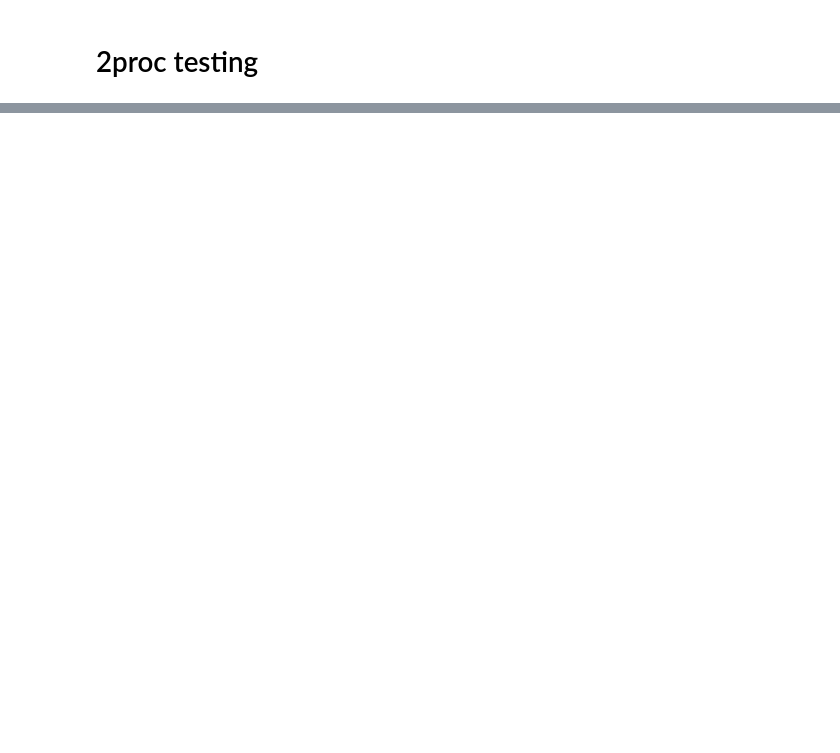
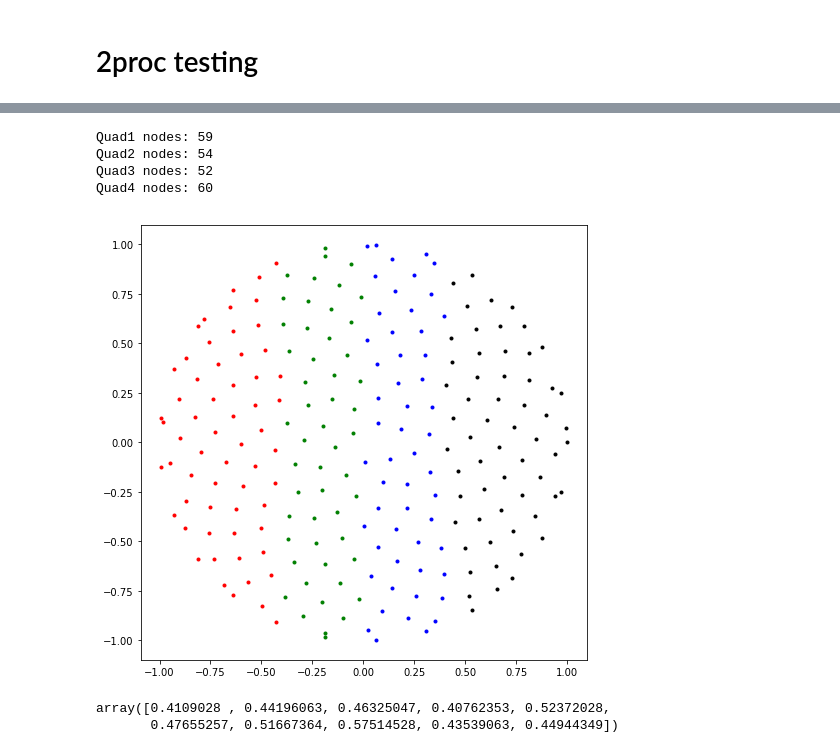
Before and after one commit to shawsa/m566, a Jupyter notebook: project_code/disk_decomp.ipynb, the cells around one changed output, grey strips where cells are left out. Cells and saved outputs as stored; diff of their text form; code cells hidden in the pictures; blank space fills up the shorter version.

```diff
--- a/project_code/disk_decomp.ipynb
+++ b/project_code/disk_decomp.ipynb
@@ -333,0 +298,34 @@ KeyError: 2
+# %%
+cutoff = 0.4039727532995172
+
+quad1_inner = np.array([node for node in inner_nodes if node[0]>=cutoff])
+quad2_inner = np.array([node for node in inner_nodes if node[0]<cutoff and node[0]>=0])
+quad3_inner = np.array([node for node in inner_nodes if node[0]<0 and node[0]>=-cutoff])
+quad4_inner = np.array([node for node in inner_nodes if node[0]<-cutoff])
+
+quad1_boundary = np.array([node for node in boundary_nodes if node[0]>=cutoff])
+quad2_boundary = np.array([node for node in boundary_nodes if node[0]<cutoff and node[0]>=0])
+quad3_boundary = np.array([node for node in boundary_nodes if node[0]<0 and node[0]>=-cutoff])
+quad4_boundary = np.array([node for node in boundary_nodes if node[0]<-cutoff])
+
+plt.figure(figsize=(8,8))
+plt.plot(quad1_inner[:,0], quad1_inner[:,1], 'k.')
+plt.plot(quad2_inner[:,0], quad2_inner[:,1], 'b.')
+plt.plot(quad3_inner[:,0], quad3_inner[:,1], 'g.')
+plt.plot(quad4_inner[:,0], quad4_inner[:,1], 'r.')
+
+plt.plot(quad1_boundary[:,0], quad1_boundary[:,1], 'k.')
+plt.plot(quad2_boundary[:,0], quad2_boundary[:,1], 'b.')
+plt.plot(quad3_boundary[:,0], quad3_boundary[:,1], 'g.')
+plt.plot(quad4_boundary[:,0], quad4_boundary[:,1], 'r.')
+
+print('Quad1 nodes: %d' % (len(quad1_inner) + len(quad1_boundary)))
+print('Quad2 nodes: %d' % (len(quad2_inner) + len(quad2_boundary)))
+print('Quad3 nodes: %d' % (len(quad3_inner) + len(quad3_boundary)))
+print('Quad4 nodes: %d' % (len(quad4_inner) + len(quad4_boundary)))
+# %% [output]
+Quad1 nodes: 59
+Quad2 nodes: 54
+Quad3 nodes: 52
+Quad4 nodes: 60
+[figure, added]
@@ -333,0 +336,5 @@ KeyError: 2
+# %%
+inner_nodes[:10, 0]
+# %% [output]
+array([0.4109028 , 0.44196063, 0.46325047, 0.40762353, 0.52372028,
+       0.47655257, 0.51667364, 0.57514528, 0.43539063, 0.44944349])
```
Also changed, not shown: parts of 19 cells of this notebook.
